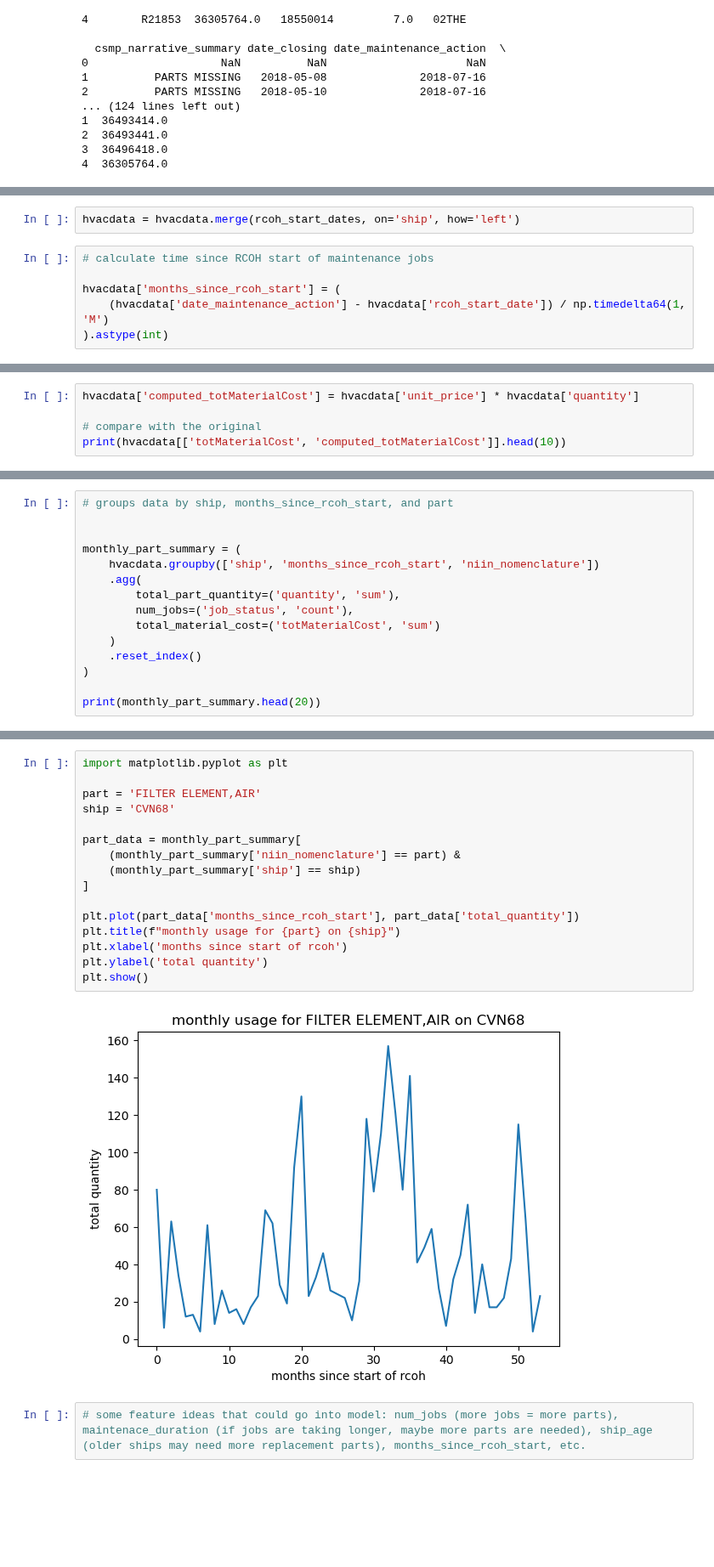
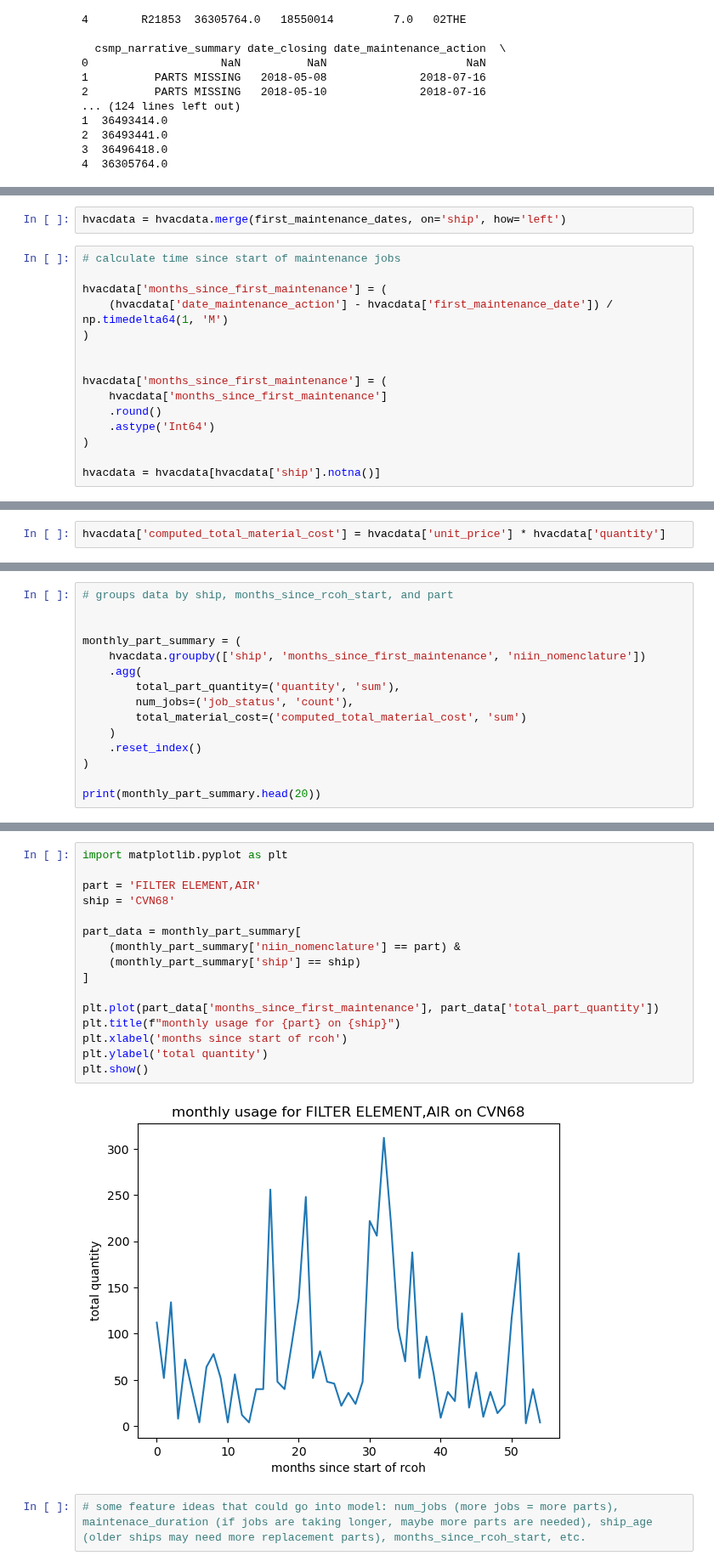
Before and after one commit to jcarswell073/Fleet-Sustainment-HVAC-Project, a Jupyter notebook: Notebooks/part demand prediction.ipynb, the cells around one changed output, grey strips where cells are left out. Shown at 85% size. Cells and saved outputs as stored; diff of their text form; blank space fills up the shorter version.

```diff
--- a/Notebooks/part demand prediction.ipynb
+++ b/Notebooks/part demand prediction.ipynb
@@ -73,9 +68,18 @@ print(rcoh_start_dates)
 # %%
-hvacdata = hvacdata.merge(rcoh_start_dates, on='ship', how='left')
+hvacdata = hvacdata.merge(first_maintenance_dates, on='ship', how='left')
 # %%
-# calculate time since RCOH start of maintenance jobs
+# calculate time since start of maintenance jobs
 
-hvacdata['months_since_rcoh_start'] = (
-    (hvacdata['date_maintenance_action'] - hvacdata['rcoh_start_date']) / np.timedelta64(1, 'M')
-).astype(int)
+hvacdata['months_since_first_maintenance'] = (
+    (hvacdata['date_maintenance_action'] - hvacdata['first_maintenance_date']) / np.timedelta64(1, 'M')
+)
+
+
+hvacdata['months_since_first_maintenance'] = (
+    hvacdata['months_since_first_maintenance']
+    .round()
+    .astype('Int64')
+)
+
+hvacdata = hvacdata[hvacdata['ship'].notna()]
 # %%
@@ -113,6 +105,3 @@ print(job_summary.head(10))
 # %%
-hvacdata['computed_totMaterialCost'] = hvacdata['unit_price'] * hvacdata['quantity']
-
-# compare with the original
-print(hvacdata[['totMaterialCost', 'computed_totMaterialCost']].head(10))
+hvacdata['computed_total_material_cost'] = hvacdata['unit_price'] * hvacdata['quantity']
 # %% [output]
@@ -132,11 +138,11 @@ print(hvacdata[['totMaterialCost', 'computed_totMaterialCost']].head(10))
 
 
 monthly_part_summary = (
-    hvacdata.groupby(['ship', 'months_since_rcoh_start', 'niin_nomenclature'])
+    hvacdata.groupby(['ship', 'months_since_first_maintenance', 'niin_nomenclature'])
     .agg(
         total_part_quantity=('quantity', 'sum'),
         num_jobs=('job_status', 'count'),
-        total_material_cost=('totMaterialCost', 'sum')
+        total_material_cost=('computed_total_material_cost', 'sum')
     )
     .reset_index()
 )
@@ -163,20 +169,20 @@ print(monthly_part_summary.head(20))
 # %%
 import matplotlib.pyplot as plt
 
 part = 'FILTER ELEMENT,AIR'
 ship = 'CVN68'
 
 part_data = monthly_part_summary[
     (monthly_part_summary['niin_nomenclature'] == part) &
     (monthly_part_summary['ship'] == ship)
 ]
 
-plt.plot(part_data['months_since_rcoh_start'], part_data['total_quantity'])
+plt.plot(part_data['months_since_first_maintenance'], part_data['total_part_quantity'])
 plt.title(f"monthly usage for {part} on {ship}")
 plt.xlabel('months since start of rcoh')
 plt.ylabel('total quantity')
 plt.show()
 # %% [output]
-[figure, old version]
+[figure, new version]
 # %%
 # some feature ideas that could go into model: num_jobs (more jobs = more parts), maintenace_duration (if jobs are taking longer, maybe more parts are needed), ship_age (older ships may need more replacement parts), months_since_rcoh_start, etc.
```
Also changed, not shown: parts of 7 cells of this notebook.
